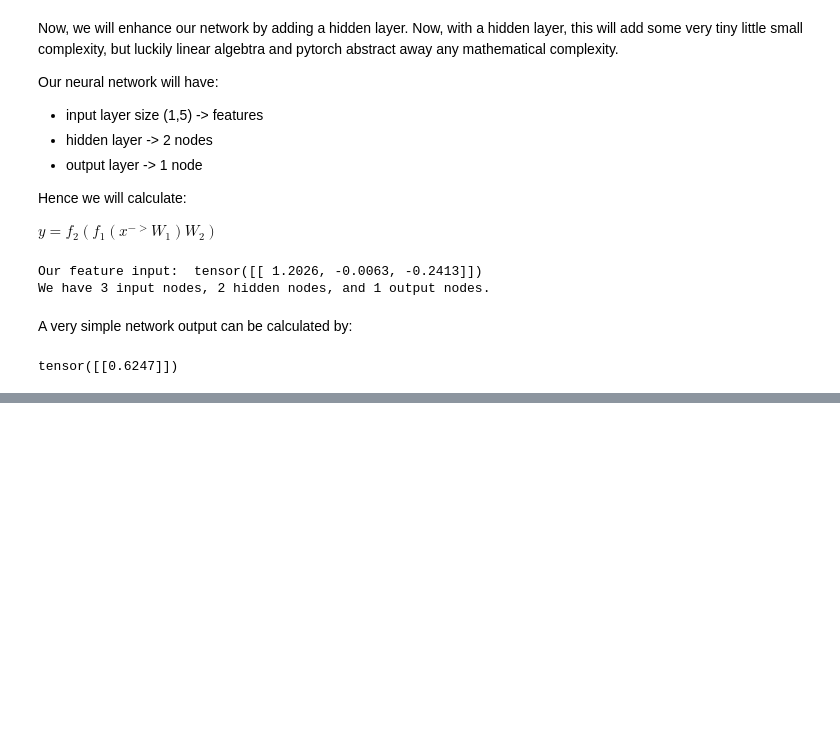
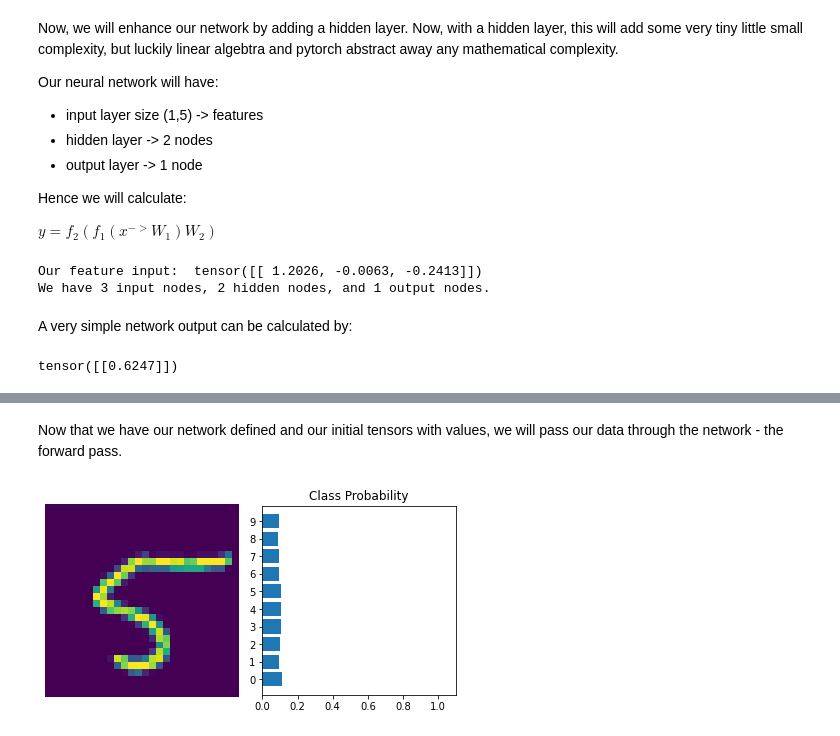
Before and after one commit to abditimer/abdis_machine_learning_handbook, a Jupyter notebook: abdis_machine_learning_handbook/4_dl_basics/pytorch_intro.ipynb, the cells around one changed output, grey strips where cells are left out. Drawn from its saved outputs; the diff is of its cells as text; code cells hidden in the pictures; blank space fills up the shorter version.

```diff
--- a/abdis_machine_learning_handbook/4_dl_basics/pytorch_intro.ipynb
+++ b/abdis_machine_learning_handbook/4_dl_basics/pytorch_intro.ipynb
@@ -115,0 +428,22 @@ import matplotlib.pyplot as plt
+# %%
+import torch.nn.functional as F
+
+class Network(nn.Module):
+    def __init__(self):
+        super().__init__()
+        self.hidden1 = nn.Linear(784, 128)
+        self.hidden2 = nn.Linear(128, 64)
+        self.output = nn.Linear(64,10)
+    def forward(self, x):
+        x = F.relu(self.hidden1(x))
+        x = F.relu(self.hidden2(x))
+        x = F.softmax(self.output(x), dim=1)
+        return x
+
+model = Network()
+print('Lets have a look at our network:')
+print(model)
+
+print('\nLets take a look at the weights and biases that are automatically initialised:')
+print('Weights:\n', model.hidden1.weight)
+print('Bias:\n', model.hidden1.bias)
@@ -115,0 +498,12 @@ import matplotlib.pyplot as plt
+# %% [markdown]
+Now that we have our network defined and our initial tensors with values, we will pass our data through the network - the forward pass.
+# %%
+data_iter = iter(trainloader)
+images, labels = data_iter.next()
+images.resize_(64, 1, 784)
+first_image = 0
+pred = model.forward(images[first_image, :])
+img = images[first_image]
+view_classify(img.view(1,28,28), pred)
+# %% [output]
+[figure, added]
```
Also changed, not shown: parts of 42 cells of this notebook, 1 other file.
